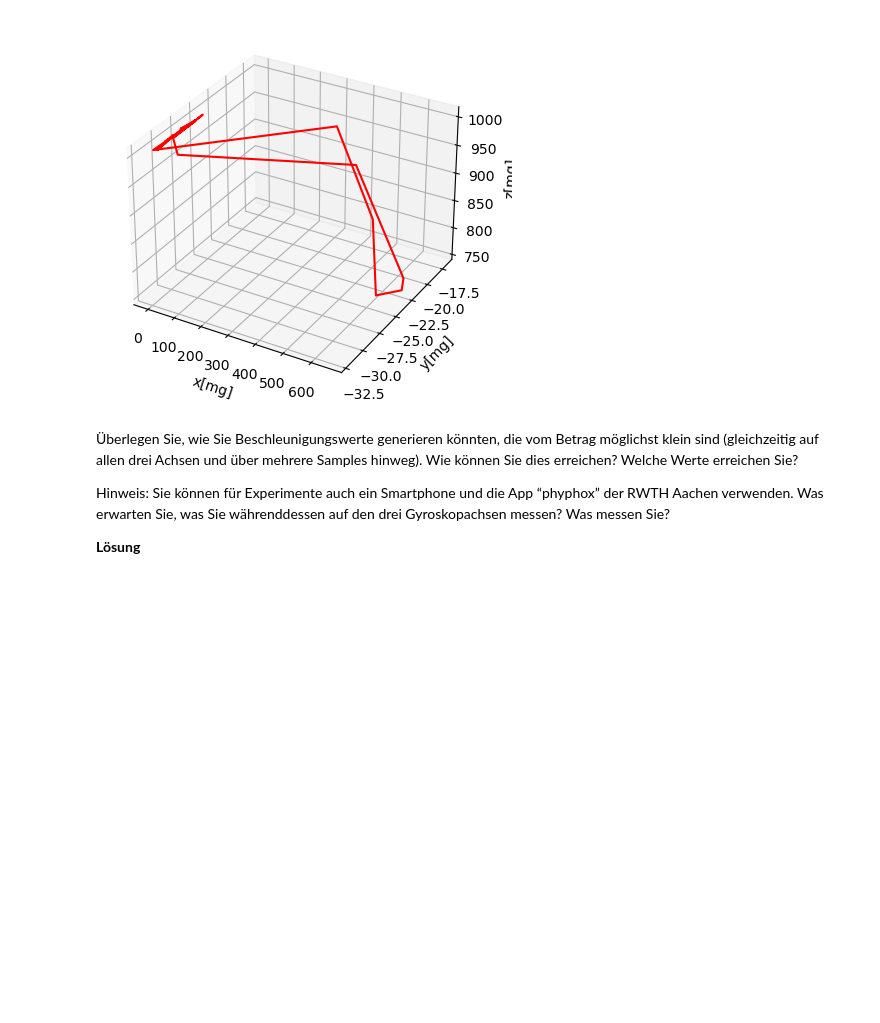
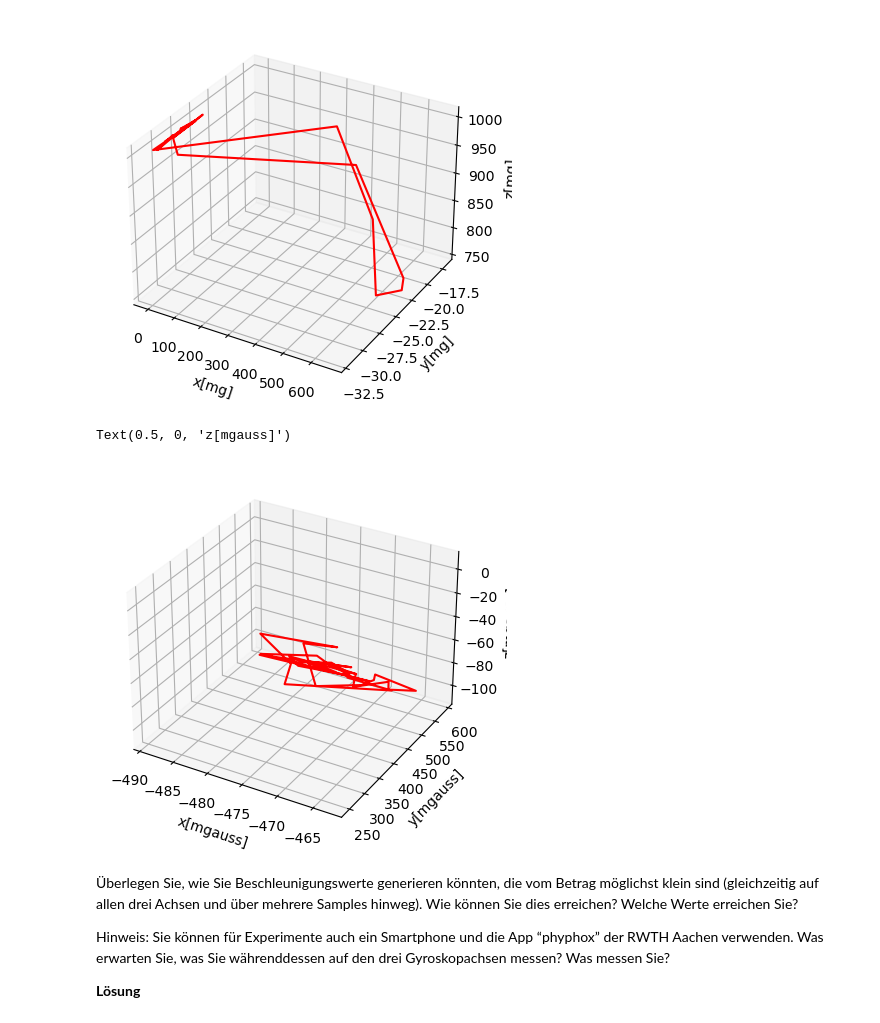
Before and after one commit to kanuphamm/ISS_Praktikum, a Jupyter notebook: Praktikum2/Praktikum2-iks01a3_v4tt.ipynb, the cells around one changed output. Drawn from its saved outputs; the diff is of its cells as text; code cells hidden in the pictures; blank space fills up the shorter version.

```diff
--- a/Praktikum2/Praktikum2-iks01a3_v4tt.ipynb
+++ b/Praktikum2/Praktikum2-iks01a3_v4tt.ipynb
@@ -133,11 +133,7 @@ DSOa_x = []
 DSOa_y = []
 DSOa_z = []
 
-MDLm_x = []
-MDLm_y = []
-MDLm_z = []
-
-genData = open('C:\\Users\\simge\\ISSP\\ISS_Praktikum\\Praktikum2\\Daten45NeigungZurPerson.csv', 'r')
+genData = open('Daten45NeigungZurPerson.csv', 'r')
 file = csv.DictReader(genData, delimiter=';')
 
 for column in file:
@@ -146,19 +142,9 @@ for column in file:
     DSOa_y.append(column['DSOay'])
     DSOa_z.append(column['DSOaz'])
 
-for column in file:
-    column = convert_colKey(column)
-    MDLm_x.append(column['MDLmx'])
-    MDLm_y.append(column['MDLmy'])
-    MDLm_z.append(column['MDLmz'])
-
 DSOa_x = np.array(DSOa_x, dtype = int)
 DSOa_y = np.array(DSOa_y, dtype = int)
 DSOa_z = np.array(DSOa_z, dtype = int)
-
-MDLm_x = np.array(MDLm_x, dtype = int)
-MDLm_y = np.array(MDLm_y, dtype = int)
-MDLm_z = np.array(MDLm_z, dtype = int)
 
 #Messpunkte plotten
 ax.plot3D(DSOa_x, DSOa_y, DSOa_z, 'red')
@@ -174,7 +160,7 @@ Text(0.5, 0, 'z[mg]')
 fig = plt.figure()
 ax = plt.axes(projection='3d')
 
-genData = open('C:\\Users\\simge\\ISSP\\ISS_Praktikum\\Praktikum2\\Daten45NeigungZurPerson.csv', 'r')
+genData = open('Daten45NeigungZurPerson.csv', 'r')
 file = csv.DictReader(genData, delimiter=';')
 
 DSOg_x = []
@@ -203,7 +189,7 @@ Text(0.5, 0, 'z[mdps]')
 fig = plt.figure()
 ax = plt.axes(projection='3d')
 
-genData = open('C:\\Users\\simge\\ISSP\\ISS_Praktikum\\Praktikum2\\Daten45NeigungZurPerson.csv', 'r')
+genData = open('Daten45NeigungZurPerson.csv', 'r')
 file = csv.DictReader(genData, delimiter=';')
 
 #hier muss noch angepasst werden
@@ -231,28 +217,31 @@ Text(0.5, 0, 'z[mg]')
 # %%
 fig = plt.figure()
 ax = plt.axes(projection='3d')
 
-genData = open('C:\\Users\\simge\\ISSP\\ISS_Praktikum\\Praktikum2\\Daten45NeigungZurPerson.csv', 'r')
+genData = open('Daten45NeigungZurPerson.csv', 'r')
 file = csv.DictReader(genData, delimiter=';')
 
-W12a_x = []
-W12a_y = []
-W12a_z = []
+MDLm_x = []
+MDLm_y = []
+MDLm_z = []
 
 for column in file:
     column = convert_colKey(column)
-    W12a_x.append(column['W12ax'])
-    W12a_y.append(column['W12ay'])
-    W12a_z.append(column['W12az'])
+    MDLm_x.append(column['MDLmx'])
+    MDLm_y.append(column['MDLmy'])
+    MDLm_z.append(column['MDLmz'])
 
-W12a_x = np.array(W12a_x, dtype = int)
-W12a_y = np.array(W12a_y, dtype = int)
-W12a_z = np.array(W12a_z, dtype = int)
+MDLm_x = np.array(MDLm_x, dtype = int)
+MDLm_y = np.array(MDLm_y, dtype = int)
+MDLm_z = np.array(MDLm_z, dtype = int)
 
-ax.plot3D(W12a_x, W12a_y, W12a_z, 'red')
-ax.set_xlabel('x[mg]')
-ax.set_ylabel('y[mg]')
-ax.set_zlabel('z[mg]')
+ax.plot3D(MDLm_x, MDLm_y, MDLm_z, 'red')
+ax.set_xlabel('x[mgauss]')
+ax.set_ylabel('y[mgauss]')
+ax.set_zlabel('z[mgauss]')
+# %% [output]
+Text(0.5, 0, 'z[mgauss]')
+[figure, added]
 # %% [markdown]
 Überlegen Sie, wie Sie Beschleunigungswerte generieren könnten, die vom Betrag möglichst klein sind (gleichzeitig auf allen drei Achsen und über mehrere Samples hinweg). Wie können Sie dies erreichen? Welche Werte erreichen Sie?
 
```
Also changed, not shown: parts of 2 cells of this notebook, 1 other file.
